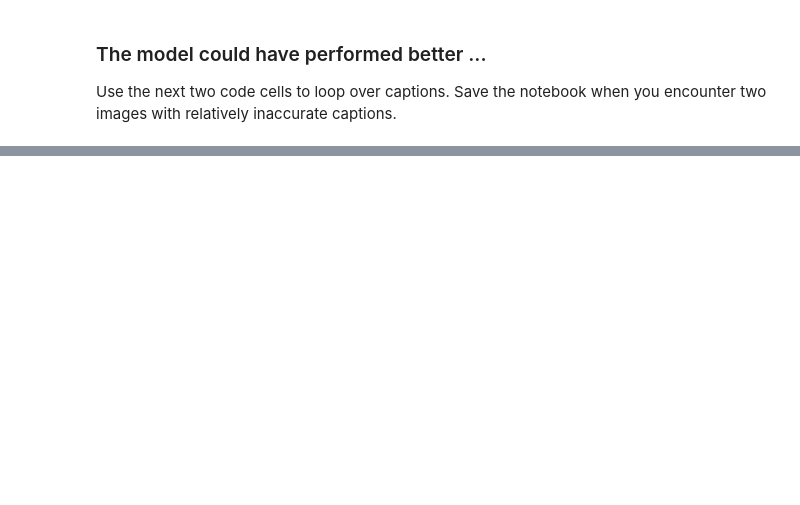
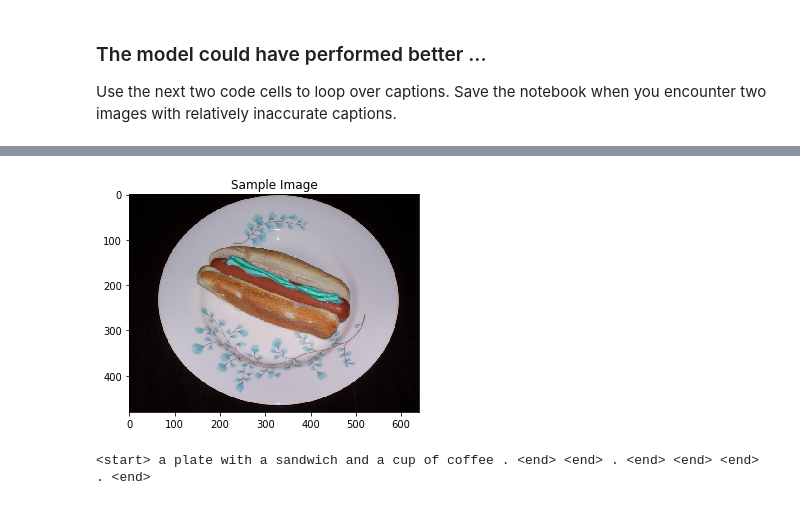
Before and after one commit to mikethreeacer/Image-captioning, a Jupyter notebook: 3_Inference.ipynb, the cells around one changed output, grey strips where cells are left out. Saved outputs shown, nothing was run; the diff lists cells and outputs as text; code cells hidden in the pictures; blank space fills up the shorter version.

```diff
--- a/3_Inference.ipynb
+++ b/3_Inference.ipynb
@@ -214,0 +226,5 @@ get_prediction()
+# %%
+get_prediction()
+# %% [output]
+[figure, added]
+<start> a plate with a sandwich and a cup of coffee . <end> <end> . <end> <end> <end> . <end>
```
Also changed, not shown: parts of 9 cells of this notebook, 8 other files.
